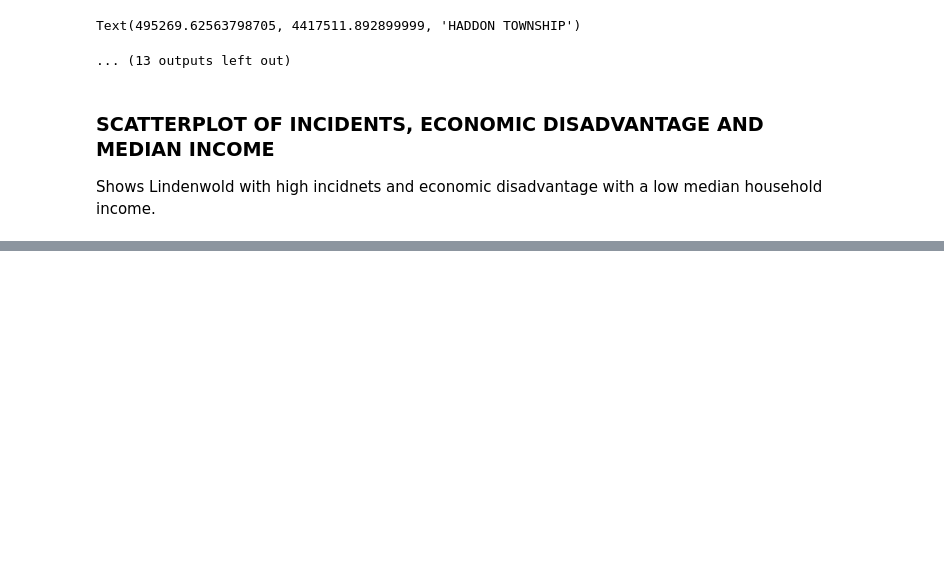
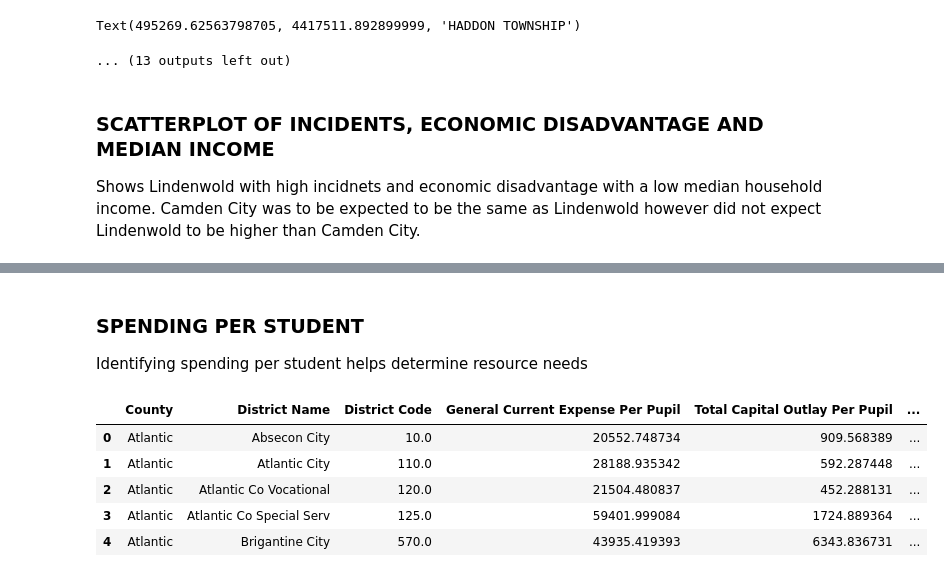
Before and after one commit to MhiyaJ/My-GIS-Stuff, a Jupyter notebook: After School Programs PS2.ipynb, the cells around one changed output, grey strips where cells are left out. Saved outputs shown, nothing was run; the diff lists cells and outputs as text; code cells hidden in the pictures; blank space fills up the shorter version.

```diff
--- a/After School Programs PS2.ipynb
+++ b/After School Programs PS2.ipynb
@@ -863,7 +868,8 @@ Text(495269.62563798705, 4417511.892899999, 'HADDON TOWNSHIP')
 ... (13 outputs left out)
 # %% [markdown]
 ### **SCATTERPLOT OF INCIDENTS, ECONOMIC DISADVANTAGE AND MEDIAN INCOME**
-Shows Lindenwold with high incidnets and economic disadvantage with a low median household income.
+
+Shows Lindenwold with high incidnets and economic disadvantage with a low median household income.  Camden City was to be expected to be the same as Lindenwold however did not expect Lindenwold to be higher than Camden City.
 # %%
 import plotly.express as px
 import pandas as pd
@@ -904,3 +910,6 @@ fig = px.scatter(
 fig.show()
 # %% [output]
 [interactive output not drawn]
+# %% [markdown]
+### **SPENDING PER STUDENT**
+Identifying spending per student helps determine resource needs
@@ -906,0 +918,9 @@ fig.show()
+# %%
+SpeXls.head ()
+# %% [output]
+|  | County | District Name | District Code | General Current Expense Per Pupil | Total Capital Outlay Per Pupil | ... |
+| 0 | Atlantic | Absecon City | 10.0 | 20552.748734 | 909.568389 | ... |
+| 1 | Atlantic | Atlantic City | 110.0 | 28188.935342 | 592.287448 | ... |
+| 2 | Atlantic | Atlantic Co Vocational | 120.0 | 21504.480837 | 452.288131 | ... |
+| 3 | Atlantic | Atlantic Co Special Serv | 125.0 | 59401.999084 | 1724.889364 | ... |
+| 4 | Atlantic | Brigantine City | 570.0 | 43935.419393 | 6343.836731 | ... |
```
Also changed, not shown: parts of 10 cells of this notebook.
